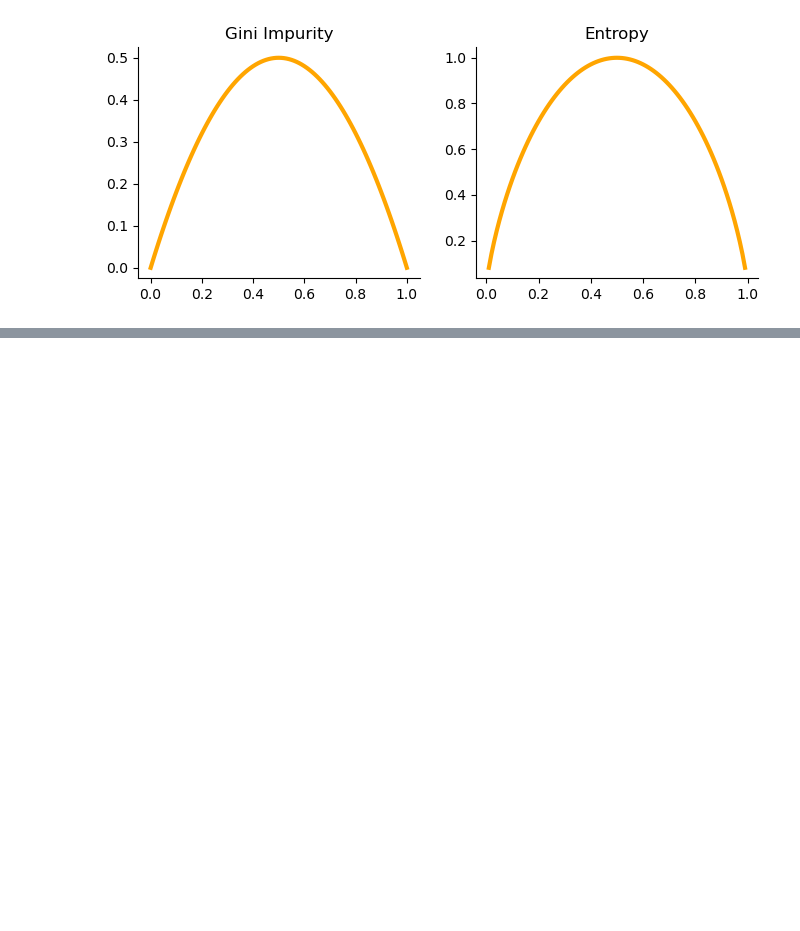
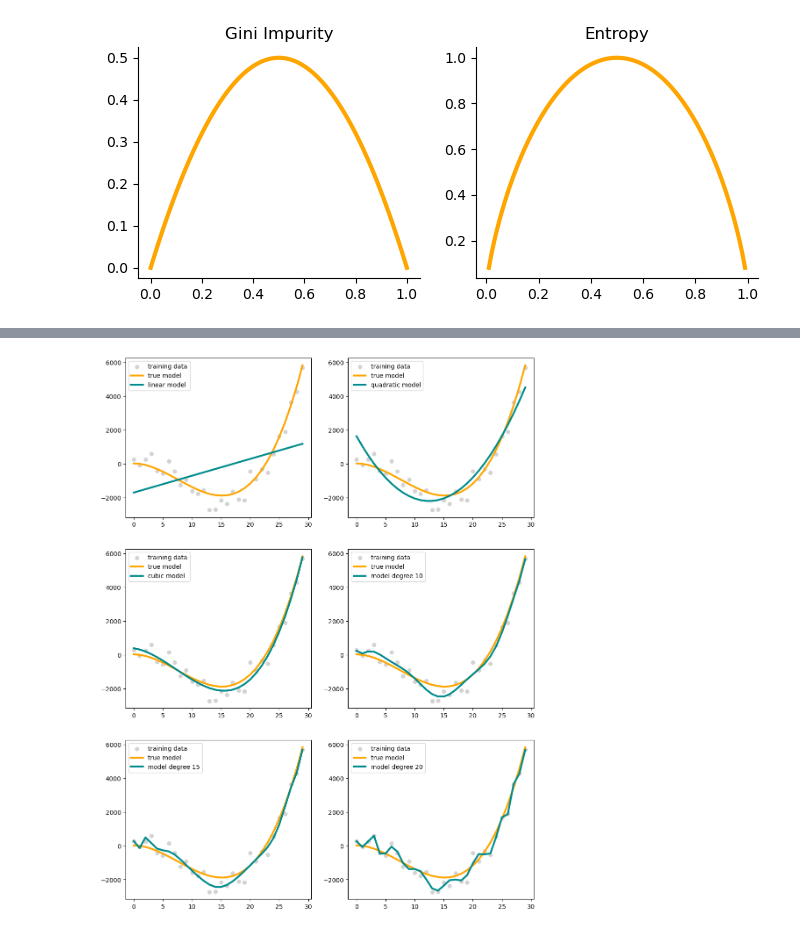
Before and after one commit to froukje/datamapu, a Jupyter notebook: notebooks/plots.ipynb, the cells around one changed output, grey strips where cells are left out. Saved outputs shown, nothing was run; the diff lists cells and outputs as text; code cells hidden in the pictures; blank space fills up the shorter version.

```diff
--- a/notebooks/plots.ipynb
+++ b/notebooks/plots.ipynb
@@ -185,0 +179,63 @@ ax.plot(x, y, color='orange',linewidth=3.0);
+# %%
+import numpy as np
+import matplotlib.pyplot as plt
+
+fig, ax = plt.subplots(3, 2, figsize=(12,16))
+np.random.seed(42)
+x = np.arange(0,30,1)
+noise = np.random.normal(0, 500,x.shape[0])
+a0 = 20
+a1 = 0.3
+a2 = -25
+a3 = 1.1
+y = a0 + a1*x + a2*x**2 + a3*x*x*x
+# training data
+y1 = y + noise
+# models
+# 1. linear
+model1 = np.poly1d(np.polyfit(x, y1, 1))
+# 2. quadratic
+model2 = np.poly1d(np.polyfit(x, y1, 2))
+# 3. cubic
+model3 = np.poly1d(np.polyfit(x, y1, 3))
+# 4. degree 10
+model4 = np.poly1d(np.polyfit(x, y1, 10))
+# 5. degree 15
+model5 = np.poly1d(np.polyfit(x, y1, 15))
+# 6. degree 20
+model6 = np.poly1d(np.polyfit(x, y1, 20))
+
+
+ax[0,0].scatter(x, y1, color='lightgrey', label="training data")
+ax[0,0].plot(x, y, color='orange',linewidth=3.0, label="true model")
+ax[0,0].plot(x, model1(x), color='darkcyan',linewidth=3.0, label="linear model")
+ax[0,0].legend();
+
+ax[0,1].scatter(x, y1, color='lightgrey', label="training data")
+ax[0,1].plot(x, y, color='orange',linewidth=3.0, label="true model")
+ax[0,1].plot(x, model2(x), color='darkcyan',linewidth=3.0, label="quadratic model")
+ax[0,1].legend();
+
+ax[1,0].scatter(x, y1, color='lightgrey', label="training data")
+ax[1,0].plot(x, y, color='orange',linewidth=3.0, label="true model")
+ax[1,0].plot(x, model3(x), color='darkcyan',linewidth=3.0, label="cubic model")
+ax[1,0].legend();
+
+ax[1,1].scatter(x, y1, color='lightgrey', label="training data")
+ax[1,1].plot(x, y, color='orange',linewidth=3.0, label="true model")
+ax[1,1].plot(x, model4(x), color='darkcyan',linewidth=3.0, label="model degree 10")
+ax[1,1].legend();
+
+ax[2,0].scatter(x, y1, color='lightgrey', label="training data")
+ax[2,0].plot(x, y, color='orange',linewidth=3.0, label="true model")
+ax[2,0].plot(x, model5(x), color='darkcyan',linewidth=3.0, label="model degree 15")
+ax[2,0].legend();
+
+ax[2,1].scatter(x, y1, color='lightgrey', label="training data")
+ax[2,1].plot(x, y, color='orange',linewidth=3.0, label="true model")
+ax[2,1].plot(x, model6(x), color='darkcyan',linewidth=3.0, label="model degree 20")
+ax[2,1].legend();
+
+plt.savefig('model_complexity.png', transparent=True)
+# %% [output]
+[figure, added]
```
Also changed, not shown: parts of 9 cells of this notebook, 6 other files.
